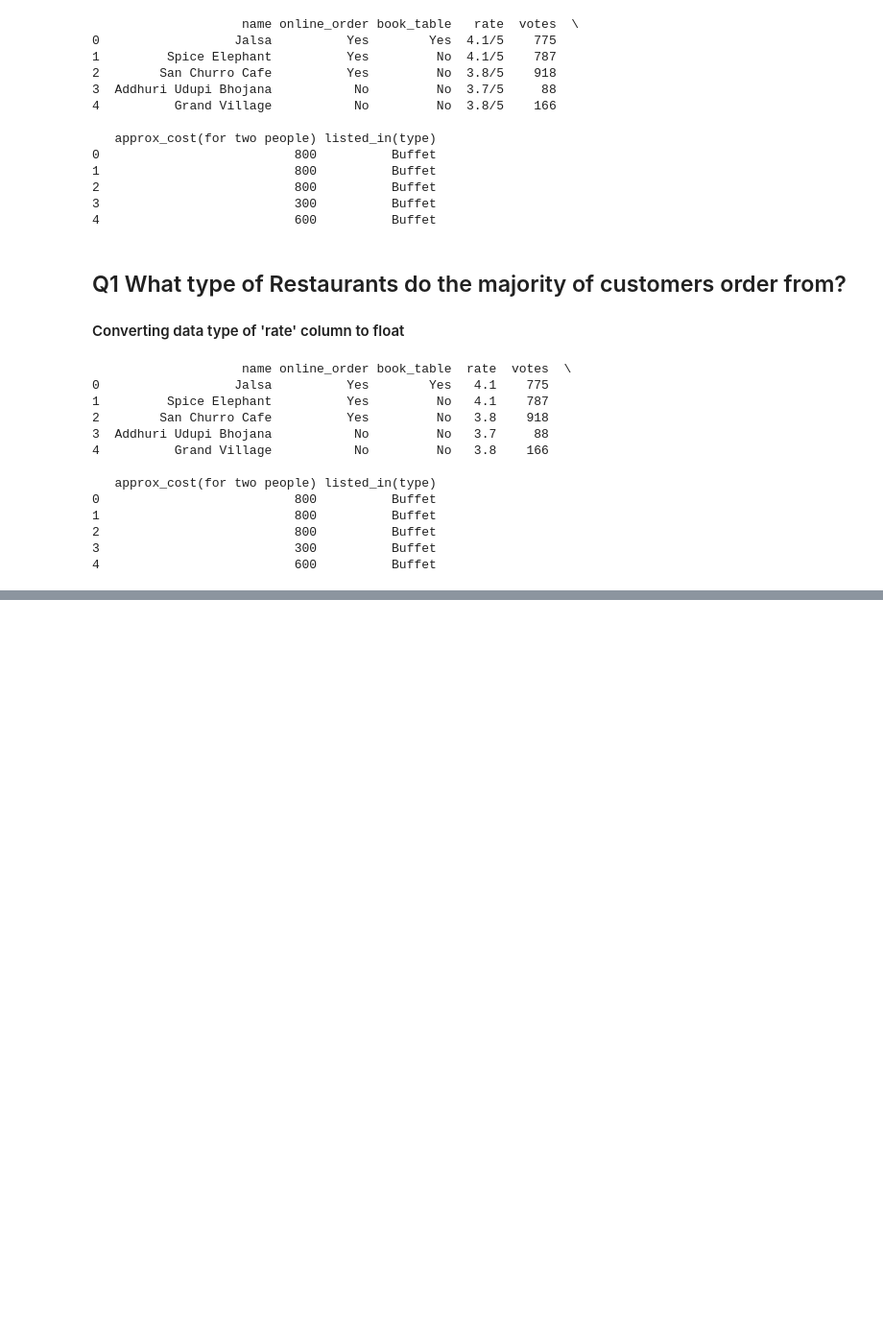
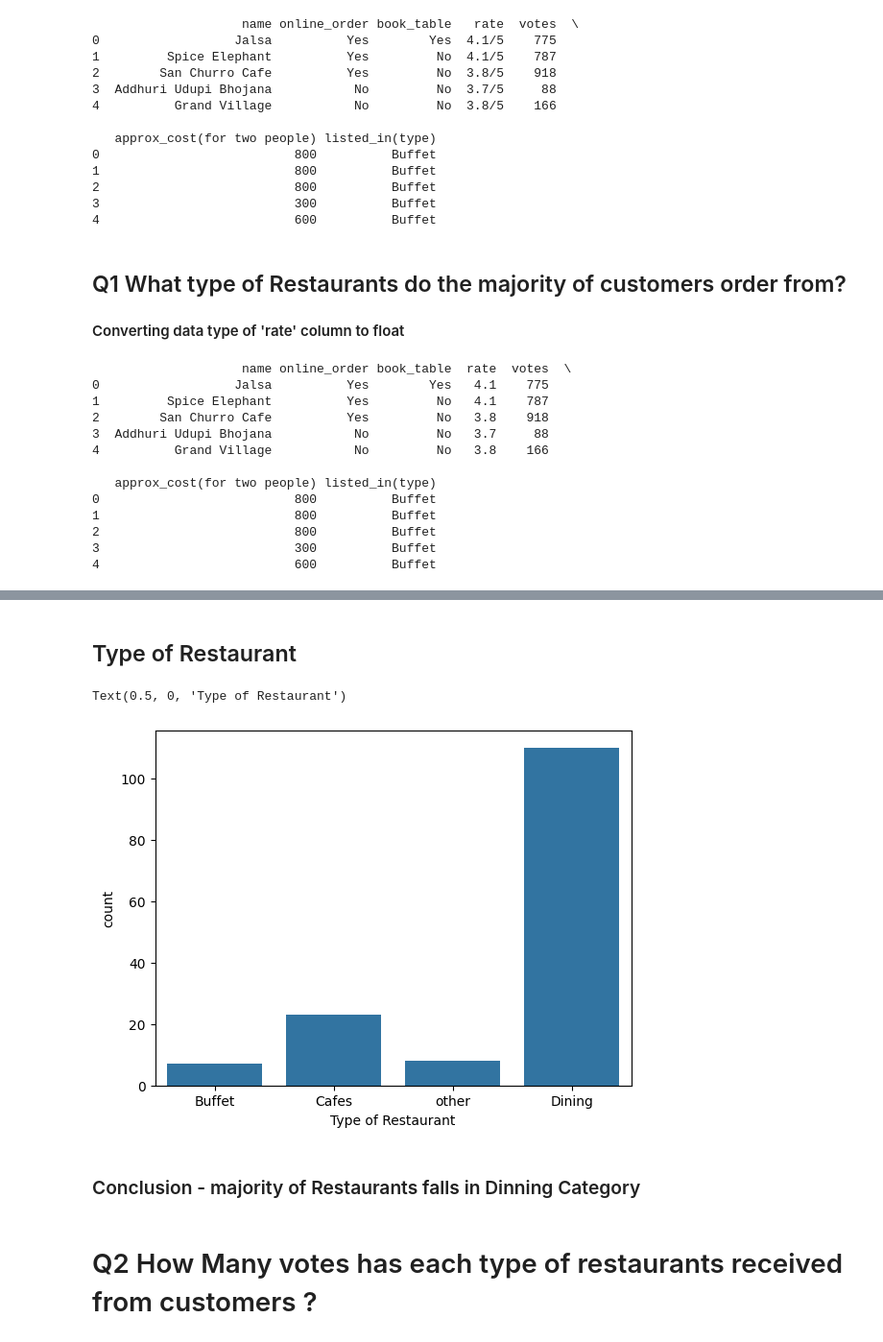
Before and after one commit to codewmanas/Zomato-Analysis, a Jupyter notebook: Zomato.ipynb, the cells around one changed output, grey strips where cells are left out. Shown: that part at 96% size. Cells and saved outputs as stored; diff of their text form; code cells hidden in the pictures; blank space fills up the shorter version.

```diff
--- a/Zomato.ipynb
+++ b/Zomato.ipynb
@@ -55,0 +74,12 @@ print(dataframe.head())
+# %% [markdown]
+## Type of Restaurant
+# %%
+sns.countplot(x=dataframe['listed_in(type)'])
+plt.xlabel('Type of Restaurant')
+# %% [output]
+Text(0.5, 0, 'Type of Restaurant')
+[figure, added]
+# %% [markdown]
+### Conclusion -  majority of Restaurants falls in Dinning Category
+# %% [markdown]
+# Q2 How Many votes has each type of restaurants received from customers ?
```
Also changed, not shown: parts of 21 cells of this notebook, 1 other file.
